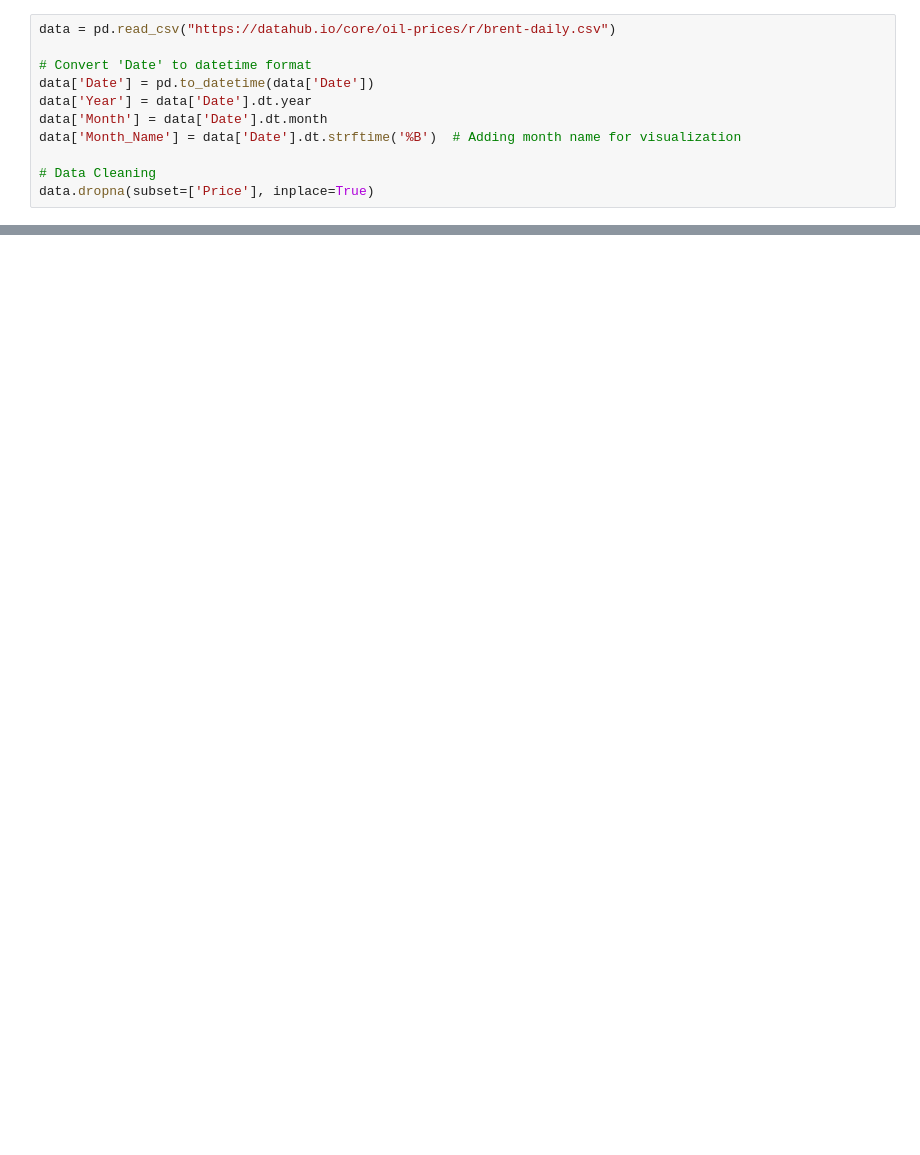
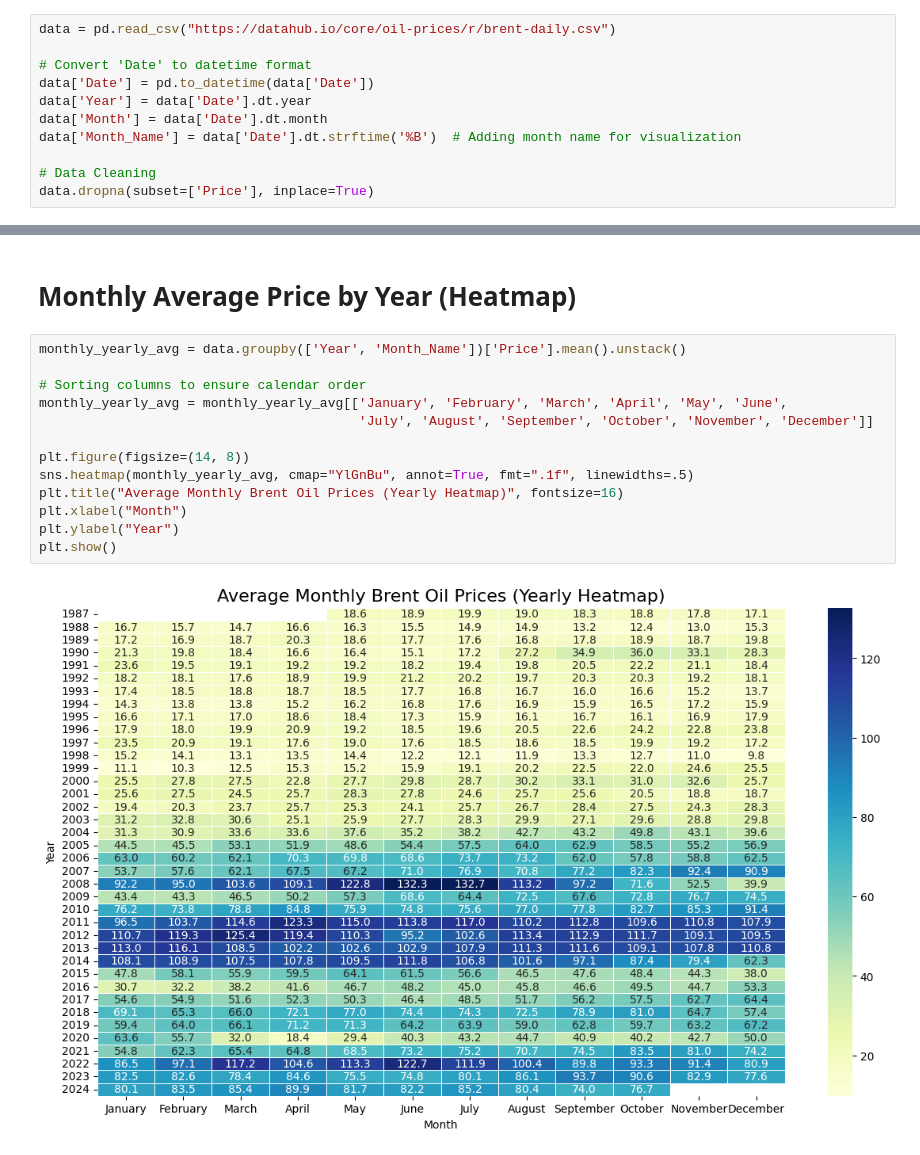
Before and after one commit to jivndzn/softdes-finals, a Jupyter notebook: notebooks/report.ipynb, the cells around one changed output, grey strips where cells are left out. Saved outputs shown, nothing was run; the diff lists cells and outputs as text; blank space fills up the shorter version.

```diff
--- a/notebooks/report.ipynb
+++ b/notebooks/report.ipynb
@@ -35,0 +45,17 @@ data.dropna(subset=['Price'], inplace=True)
+# %% [markdown]
+# Monthly Average Price by Year (Heatmap)
+# %%
+monthly_yearly_avg = data.groupby(['Year', 'Month_Name'])['Price'].mean().unstack()
+
+# Sorting columns to ensure calendar order
+monthly_yearly_avg = monthly_yearly_avg[['January', 'February', 'March', 'April', 'May', 'June',
+                                         'July', 'August', 'September', 'October', 'November', 'December']]
+
+plt.figure(figsize=(14, 8))
+sns.heatmap(monthly_yearly_avg, cmap="YlGnBu", annot=True, fmt=".1f", linewidths=.5)
+plt.title("Average Monthly Brent Oil Prices (Yearly Heatmap)", fontsize=16)
+plt.xlabel("Month")
+plt.ylabel("Year")
+plt.show()
+# %% [output]
+[figure, added]
```
Also changed, not shown: parts of 17 cells of this notebook.
